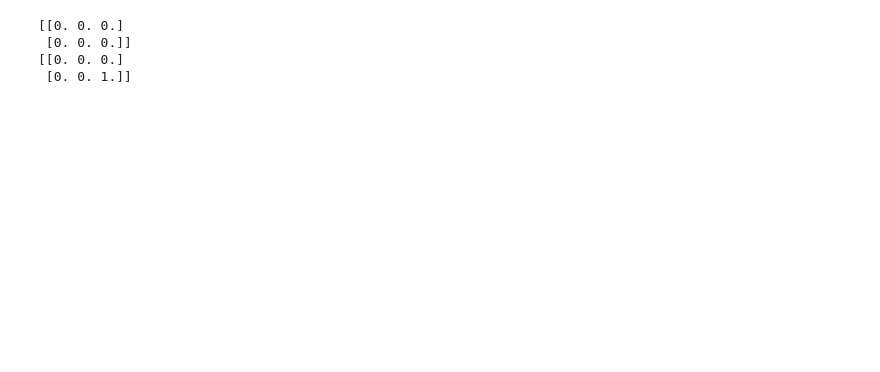
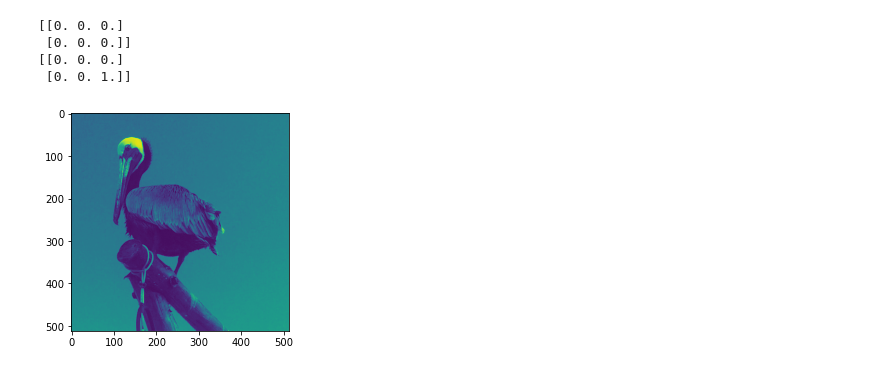
Before and after one commit to IvanKhodakov/ima-compressionjpg, a Jupyter notebook: zero.ipynb, the cells around one changed output. Cells and saved outputs as stored; diff of their text form; code cells hidden in the pictures; blank space fills up the shorter version.

```diff
--- a/zero.ipynb
+++ b/zero.ipynb
@@ -15,15 +18,24 @@ from scipy.stats import binom
 # %%
-im=io.imread('pelican.png')
-im2=io.imread('lena5.jpg')
-im = color.rgb2ycbcr(im)
-im2 = color.rgb2ycbcr(im2)
+pelican=io.imread('pelican99.jpg')
+lena=io.imread('lena5.jpg')
+pelican = color.rgb2ycbcr(pelican)
+lena = color.rgb2ycbcr(lena)
+roma=io.imread('roma.png')
+roma = color.rgb2ycbcr(cv2.cvtColor(roma, cv2.COLOR_BGR2RGB))
+
+harry=io.imread('harry20.jpg')
+harry= color.rgb2ycbcr(harry)
 
 votes = np.zeros((2,3)) # Table des votes
 print(votes)
 votes[1,2] = 1
 print(votes)
+
+plt.imshow(pelican[:,:,0])
+plt.show()
 # %% [output]
 [[0. 0. 0.]
  [0. 0. 0.]]
 [[0. 0. 0.]
  [0. 0. 1.]]
+[figure, added]
```
Also changed, not shown: parts of 15 cells of this notebook, 14 other files.
